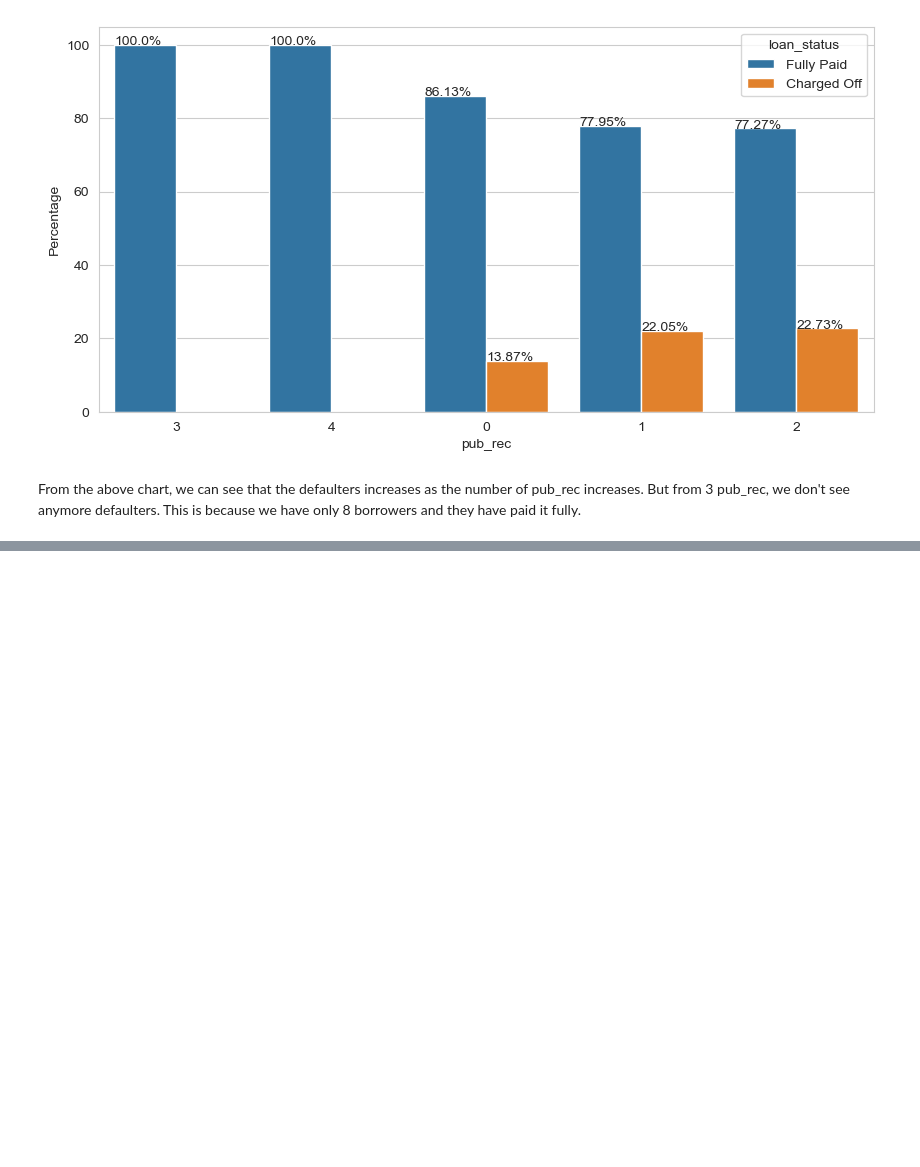
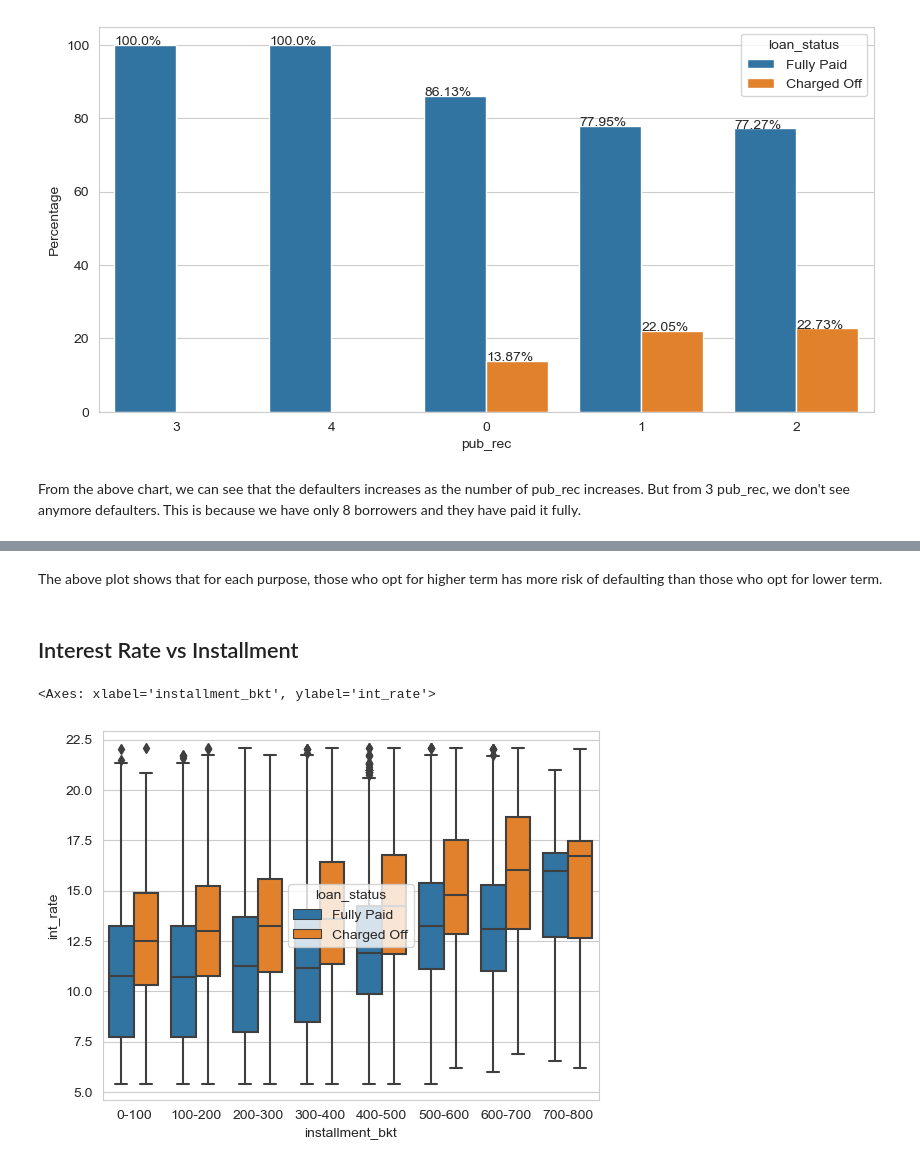
Before and after one commit to ankitkumar1/lending-club-case-study, a Jupyter notebook: LendingClubCaseStudy.ipynb, the cells around one changed output, grey strips where cells are left out. Drawn from its saved outputs; the diff is of its cells as text; code cells hidden in the pictures; blank space fills up the shorter version.

```diff
--- a/LendingClubCaseStudy.ipynb
+++ b/LendingClubCaseStudy.ipynb
@@ -1473,0 +1471,9 @@ dtype: object
+# %% [markdown]
+The above plot shows that for each purpose, those who opt for higher term has more risk of defaulting than those who opt for lower term.
+# %% [markdown]
+## Interest Rate vs Installment
+# %%
+sns.boxplot(data=loan_data, x='installment_bkt', y='int_rate', hue='loan_status')
+# %% [output]
+<Axes: xlabel='installment_bkt', ylabel='int_rate'>
+[figure, added]
```
Also changed, not shown: parts of 176 cells of this notebook.
